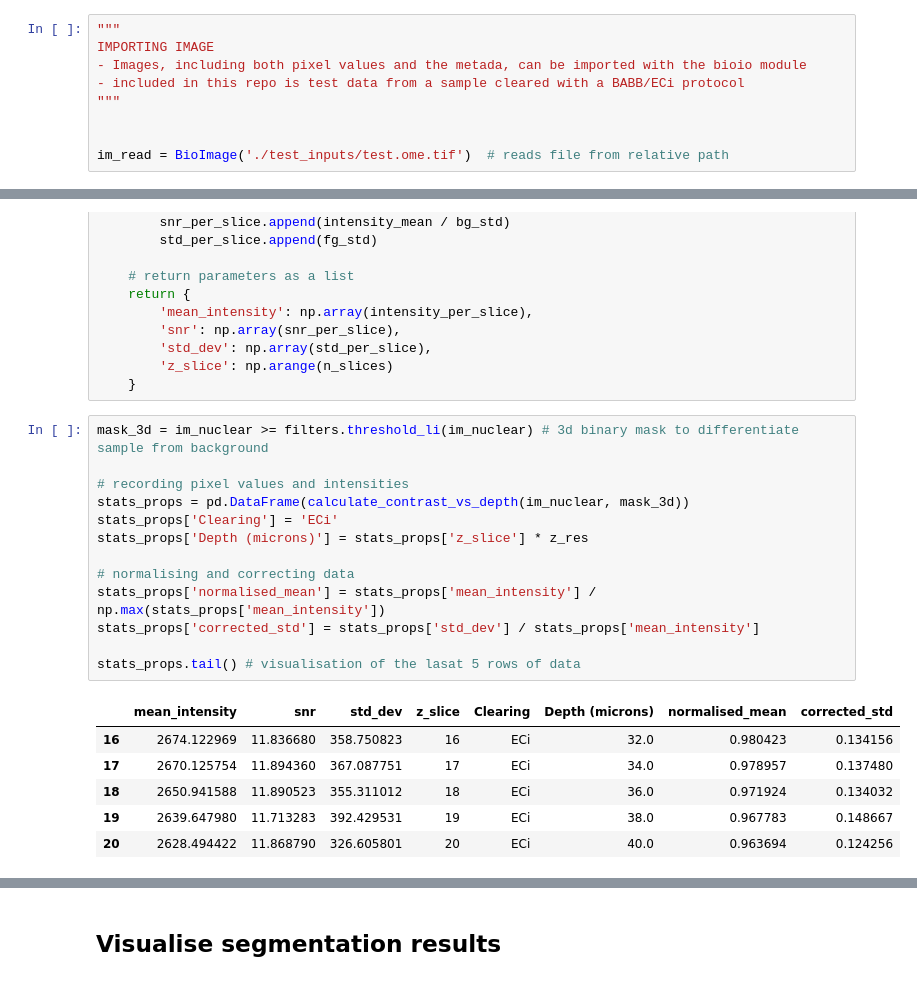
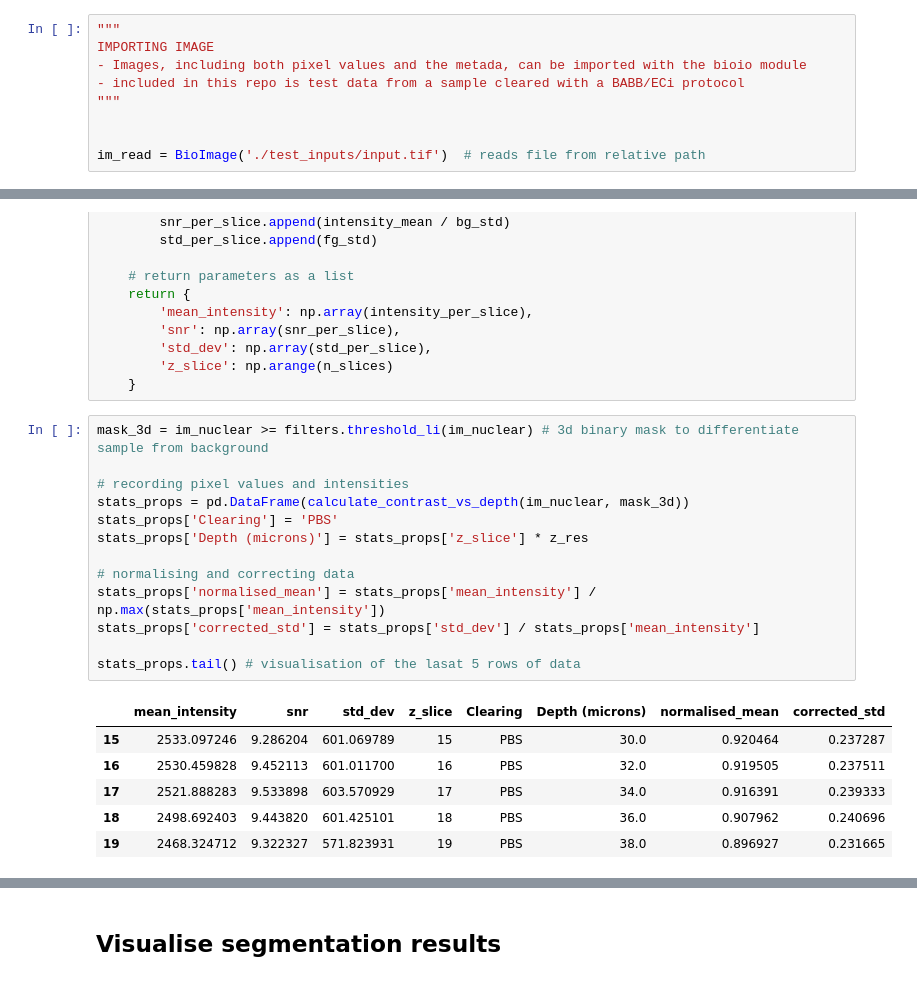
Before and after one commit to dbekat/clearing-efficacy, a Jupyter notebook: unified_analysis.ipynb, the cells around one changed output, grey strips where cells are left out. Saved outputs shown, nothing was run; the diff lists cells and outputs as text.

```diff
--- a/unified_analysis.ipynb
+++ b/unified_analysis.ipynb
@@ -49,4 +48,4 @@ IMPORTING IMAGE
 """
 
 
-im_read = BioImage('./test_inputs/test.ome.tif')  # reads file from relative path
+im_read = BioImage('./test_inputs/input.tif')  # reads file from relative path
@@ -142,23 +143,23 @@ def calculate_contrast_vs_depth(image_3d, mask_3d):
 # %%
 mask_3d = im_nuclear >= filters.threshold_li(im_nuclear) # 3d binary mask to differentiate sample from background
 
 # recording pixel values and intensities
 stats_props = pd.DataFrame(calculate_contrast_vs_depth(im_nuclear, mask_3d))
-stats_props['Clearing'] = 'ECi'
+stats_props['Clearing'] = 'PBS'
 stats_props['Depth (microns)'] = stats_props['z_slice'] * z_res
 
 # normalising and correcting data
 stats_props['normalised_mean'] = stats_props['mean_intensity'] / np.max(stats_props['mean_intensity'])
 stats_props['corrected_std'] = stats_props['std_dev'] / stats_props['mean_intensity']
 
 stats_props.tail() # visualisation of the lasat 5 rows of data
 # %% [output]
 |  | mean_intensity | snr | std_dev | z_slice | Clearing | Depth (microns) | normalised_mean | corrected_std |
-| 16 | 2674.122969 | 11.836680 | 358.750823 | 16 | ECi | 32.0 | 0.980423 | 0.134156 |
-| 17 | 2670.125754 | 11.894360 | 367.087751 | 17 | ECi | 34.0 | 0.978957 | 0.137480 |
-| 18 | 2650.941588 | 11.890523 | 355.311012 | 18 | ECi | 36.0 | 0.971924 | 0.134032 |
-| 19 | 2639.647980 | 11.713283 | 392.429531 | 19 | ECi | 38.0 | 0.967783 | 0.148667 |
-| 20 | 2628.494422 | 11.868790 | 326.605801 | 20 | ECi | 40.0 | 0.963694 | 0.124256 |
+| 15 | 2533.097246 | 9.286204 | 601.069789 | 15 | PBS | 30.0 | 0.920464 | 0.237287 |
+| 16 | 2530.459828 | 9.452113 | 601.011700 | 16 | PBS | 32.0 | 0.919505 | 0.237511 |
+| 17 | 2521.888283 | 9.533898 | 603.570929 | 17 | PBS | 34.0 | 0.916391 | 0.239333 |
+| 18 | 2498.692403 | 9.443820 | 601.425101 | 18 | PBS | 36.0 | 0.907962 | 0.240696 |
+| 19 | 2468.324712 | 9.322327 | 571.823931 | 19 | PBS | 38.0 | 0.896927 | 0.231665 |
 # %%
 # visualising results with seaborn
 
```
Also changed, not shown: parts of 11 cells of this notebook, 4 other files.
